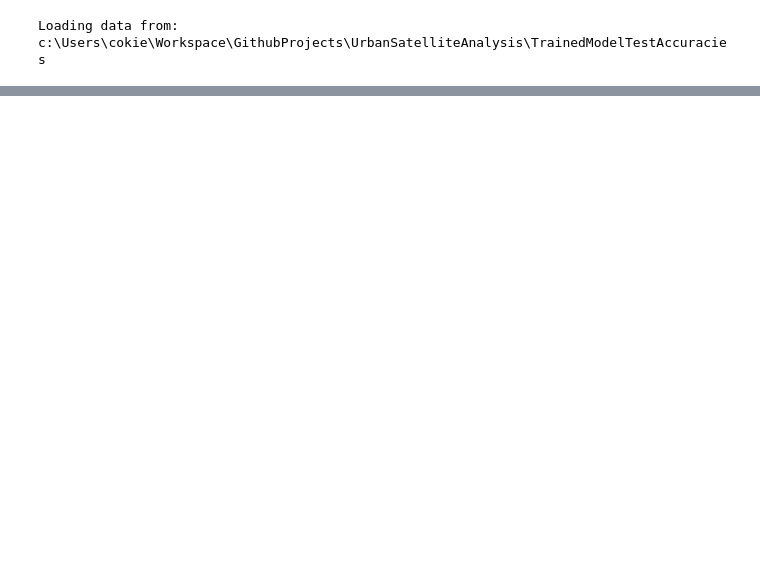
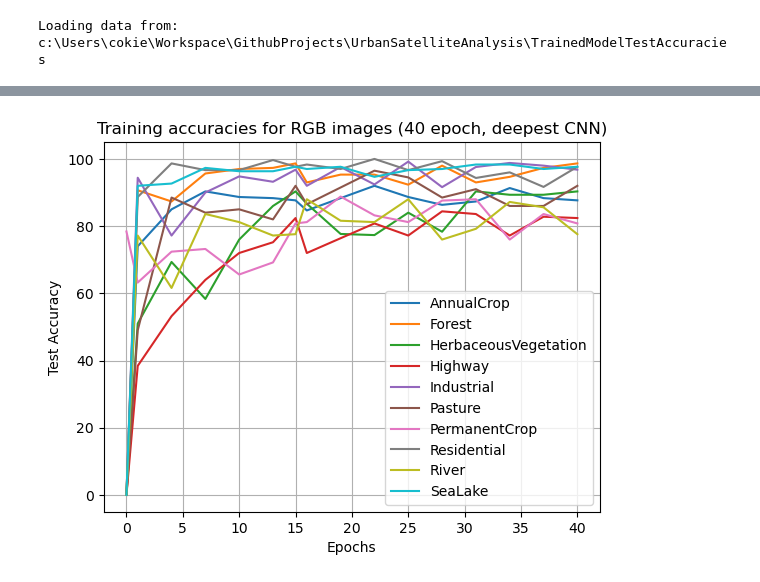
Before and after one commit to CokieLee/UrbanSatelliteAnalysis, a Jupyter notebook: PlotTrainTestAccuracy.ipynb, the cells around one changed output, grey strips where cells are left out. Drawn from its saved outputs; the diff is of its cells as text; code cells hidden in the pictures; blank space fills up the shorter version.

```diff
--- a/PlotTrainTestAccuracy.ipynb
+++ b/PlotTrainTestAccuracy.ipynb
@@ -110,0 +59,4 @@ plt.show()
+# %%
+plotTrainAccFeatures(rgbDeepest_Df, 'Training accuracies for RGB images (40 epoch, deepest CNN)', 'Epochs', 'Test Accuracy')
+# %% [output]
+[figure, added]
```
Also changed, not shown: parts of 9 cells of this notebook.
